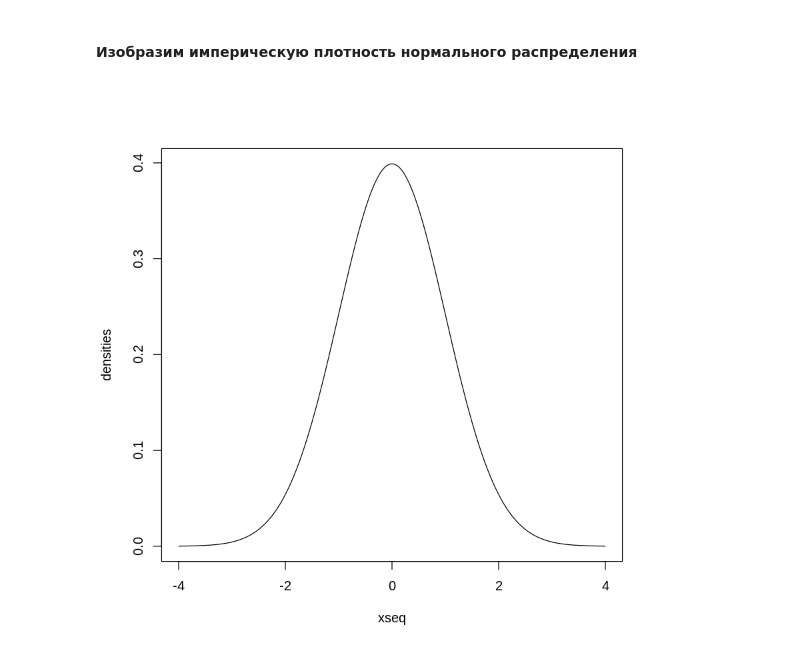
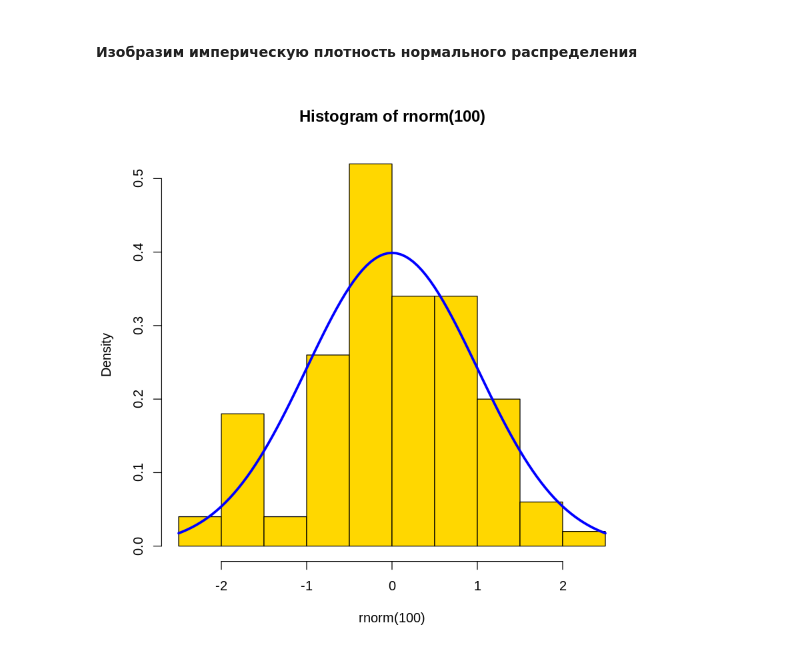
Before and after one commit to KJlaccHoeUM9l/mathematical-statistic-R, a Jupyter notebook: questions/01.ipynb, the cells around one changed output. Saved outputs shown, nothing was run; the diff lists cells and outputs as text; code cells hidden in the pictures.

```diff
--- a/questions/01.ipynb
+++ b/questions/01.ipynb
@@ -50,11 +50,8 @@ curve(pnorm(x, 1, 0.5), col = "purple", add = T)
 [figure]
 # %% [markdown]
 #### Изобразим империческую плотность нормального распределения
-# %%
-xseq<-seq(-4,4,.01)
-densities<-dnorm(xseq, 0,1)
-
-plot(xseq, densities,
-     type="l")
-# %% [output]
-[figure, removed]
+# %%
+hist(rnorm(100), pr=T, col="gold")
+curve(dnorm(x), add=T, col="blue", lwd=3)
+# %% [output]
+[figure, added]
```
